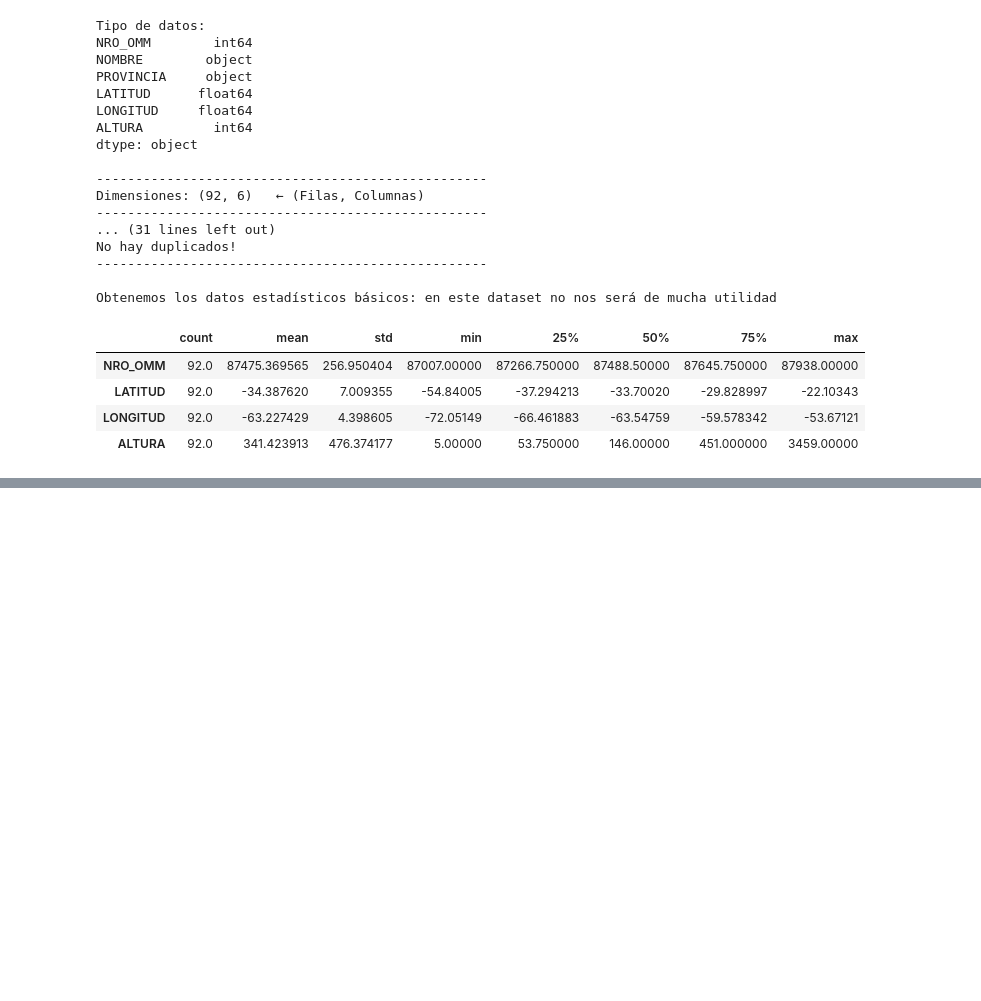
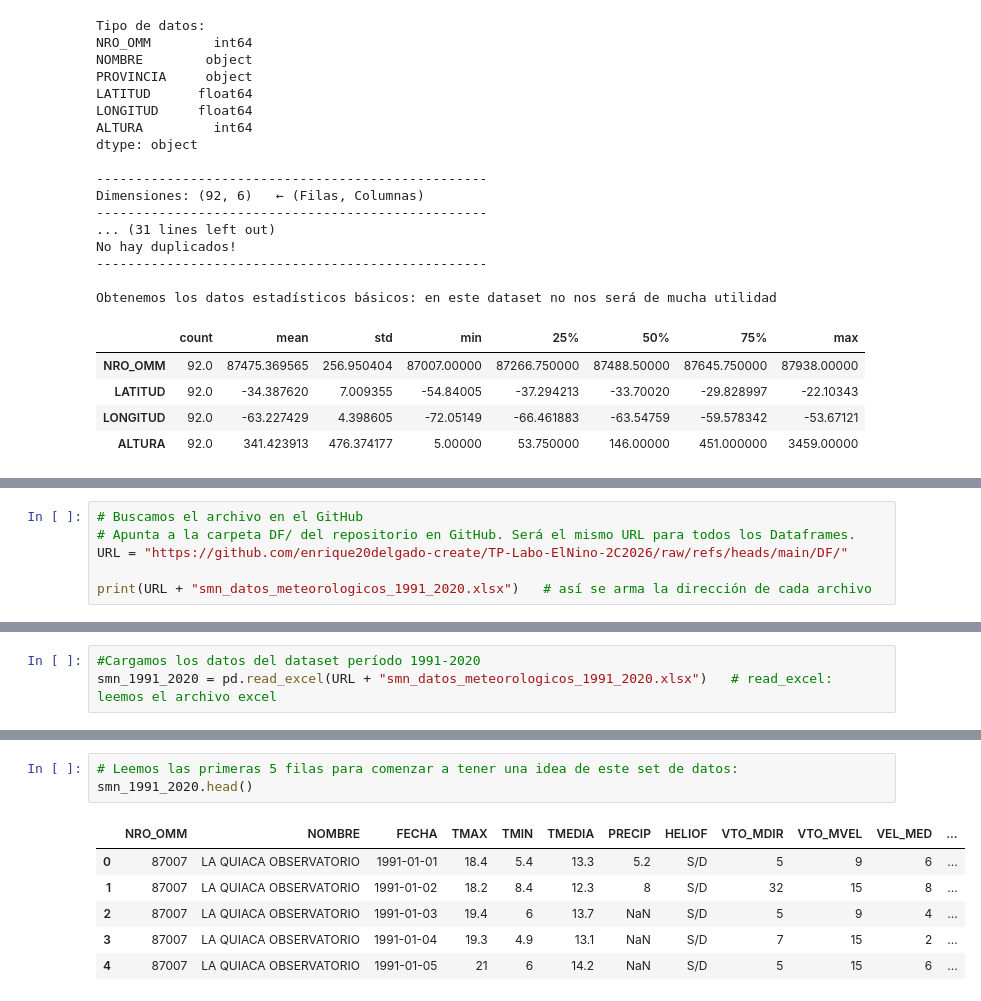
Before and after one commit to enrique20delgado-create/TP-Labo-ElNino-2C2026, a Jupyter notebook: Notebook/DF_ENSO.ipynb, the cells around one changed output, grey strips where cells are left out. Saved outputs shown, nothing was run; the diff lists cells and outputs as text; blank space fills up the shorter version.

Commit message:
Add files via upload
Se incorporó a la notebook el análisis preliminar del dataset SMN correspondiente al período 1991-2020

```diff
--- a/Notebook/DF_ENSO.ipynb
+++ b/Notebook/DF_ENSO.ipynb
@@ -106,0 +107,6 @@ Obtenemos los datos estadísticos básicos: en este dataset no nos será de much
+# %%
+# Buscamos el archivo en el GitHub
+# Apunta a la carpeta DF/ del repositorio en GitHub. Será el mismo URL para todos los Dataframes.
+URL = "https://github.com/enrique20delgado-create/TP-Labo-ElNino-2C2026/raw/refs/heads/main/DF/"
+
+print(URL + "smn_datos_meteorologicos_1991_2020.xlsx")   # así se arma la dirección de cada archivo
@@ -106,0 +115,3 @@ Obtenemos los datos estadísticos básicos: en este dataset no nos será de much
+# %%
+#Cargamos los datos del dataset período 1991-2020
+smn_1991_2020 = pd.read_excel(URL + "smn_datos_meteorologicos_1991_2020.xlsx")   # read_excel: leemos el archivo excel
@@ -106,0 +132,10 @@ Obtenemos los datos estadísticos básicos: en este dataset no nos será de much
+# %%
+# Leemos las primeras 5 filas para comenzar a tener una idea de este set de datos:
+smn_1991_2020.head()
+# %% [output]
+|  | NRO_OMM | NOMBRE | FECHA | TMAX | TMIN | TMEDIA | PRECIP | HELIOF | VTO_MDIR | VTO_MVEL | VEL_MED | ... |
+| 0 | 87007 | LA QUIACA OBSERVATORIO | 1991-01-01 | 18.4 | 5.4 | 13.3 | 5.2 | S/D | 5 | 9 | 6 | ... |
+| 1 | 87007 | LA QUIACA OBSERVATORIO | 1991-01-02 | 18.2 | 8.4 | 12.3 | 8 | S/D | 32 | 15 | 8 | ... |
+| 2 | 87007 | LA QUIACA OBSERVATORIO | 1991-01-03 | 19.4 | 6 | 13.7 | NaN | S/D | 5 | 9 | 4 | ... |
+| 3 | 87007 | LA QUIACA OBSERVATORIO | 1991-01-04 | 19.3 | 4.9 | 13.1 | NaN | S/D | 7 | 15 | 2 | ... |
+| 4 | 87007 | LA QUIACA OBSERVATORIO | 1991-01-05 | 21 | 6 | 14.2 | NaN | S/D | 5 | 15 | 6 | ... |
```
Also changed, not shown: parts of 9 cells of this notebook.
